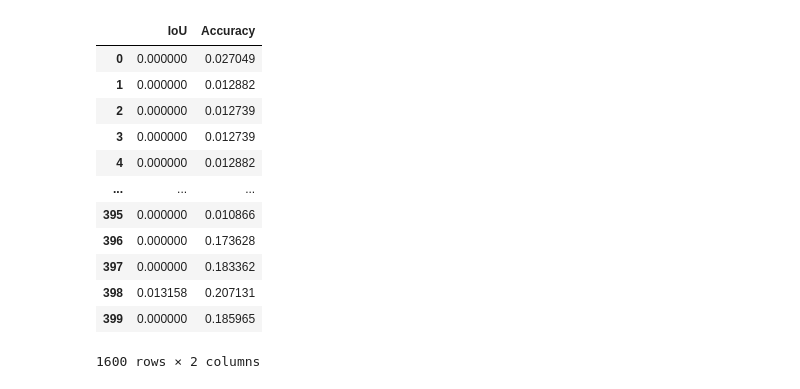
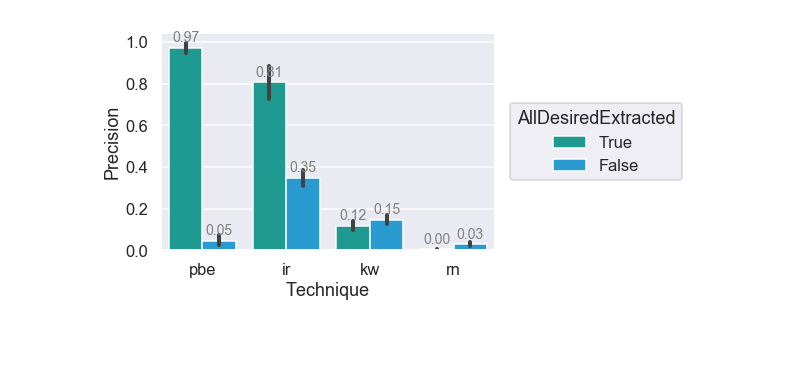
Before and after one commit to lacinoire/master-thesis, a Jupyter notebook: evaluation/results/big_study_data_analysis.ipynb, the cells around one changed output. Cells and saved outputs as stored; diff of their text form; code cells hidden in the pictures; blank space fills up the shorter version.

```diff
--- a/evaluation/results/big_study_data_analysis.ipynb
+++ b/evaluation/results/big_study_data_analysis.ipynb
@@ -177,16 +133,8 @@ plot_lines_comparison()
-# %%
-result[['IoU', 'Accuracy']]
-# %% [output]
-|  | IoU | Accuracy |
-| 0 | 0.000000 | 0.027049 |
-| 1 | 0.000000 | 0.012882 |
-| 2 | 0.000000 | 0.012739 |
-| 3 | 0.000000 | 0.012739 |
-| 4 | 0.000000 | 0.012882 |
-| ... | ... | ... |
-| 395 | 0.000000 | 0.010866 |
-| 396 | 0.000000 | 0.173628 |
-| 397 | 0.000000 | 0.183362 |
-| 398 | 0.013158 | 0.207131 |
-| 399 | 0.000000 | 0.185965 |
-1600 rows × 2 columns
+# %%
+# precision of extraction: how much of the extracted text is actually necessary
+result['Precision'] = result['TruePosCount'] / result['OutputCount']
+
+ax = sns.barplot(x='Technique', y='Precision', hue='AllDesiredExtracted', data=result, hue_order=bool_order)
+process_fig(ax, 'precision', 'all', False, 'AllDesiredExtracted')
+# %% [output]
+[figure, added]
```
Also changed, not shown: parts of 30 cells of this notebook, 29 other files.
